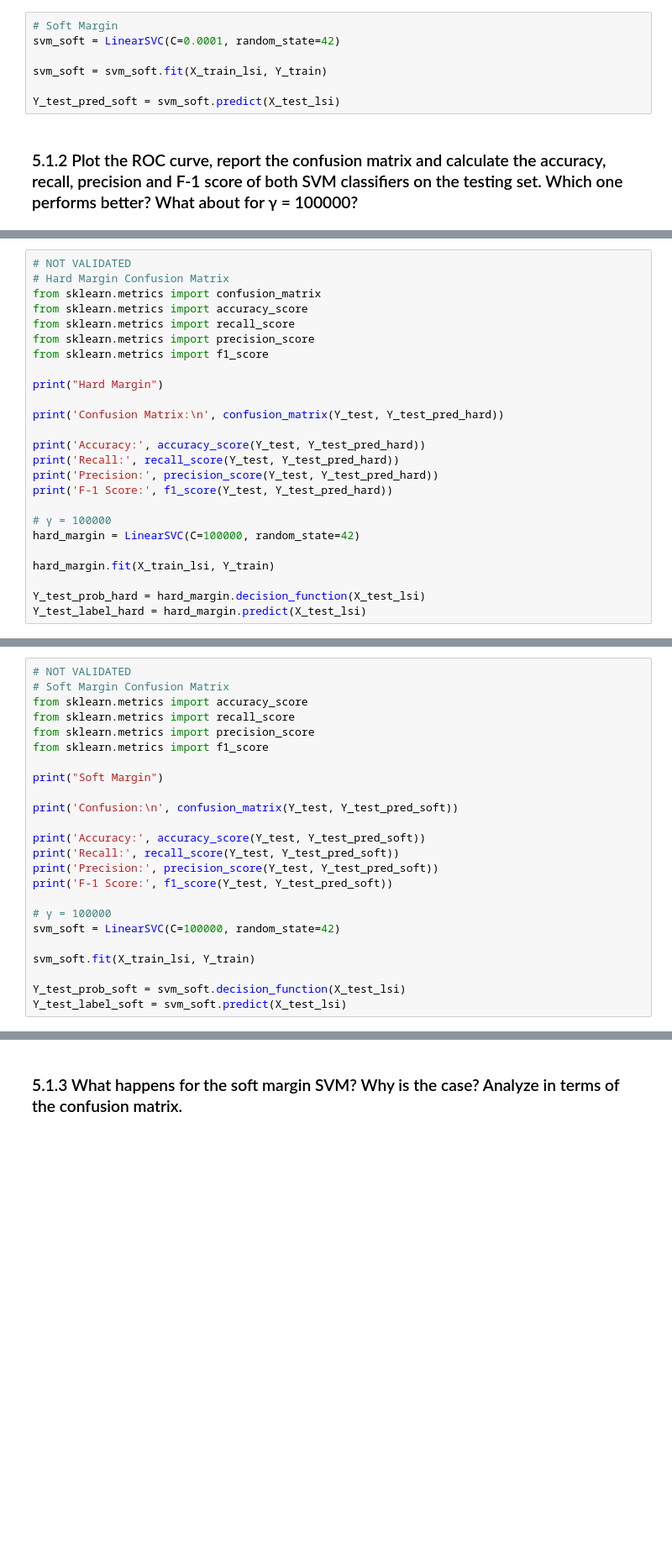
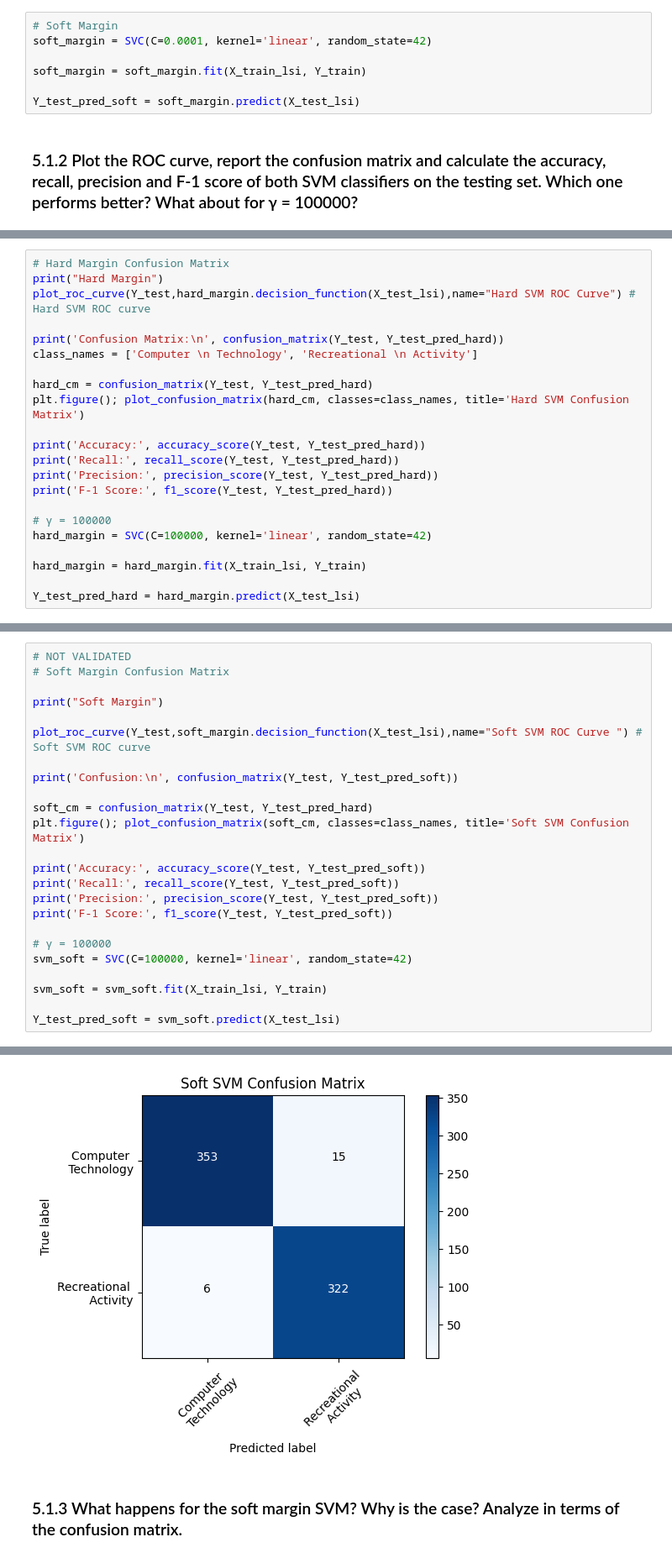
Before and after one commit to shairaalam19/ece219-winter2024, a Jupyter notebook: Project 1/Project1.ipynb, the cells around one changed output, grey strips where cells are left out. Shown at 84% size. Drawn from its saved outputs; the diff is of its cells as text; blank space fills up the shorter version.

```diff
--- a/Project 1/Project1.ipynb
+++ b/Project 1/Project1.ipynb
@@ -331,10 +335,10 @@ hard_margin = hard_margin.fit(X_train_lsi, Y_train)
 Y_test_pred_hard = hard_margin.predict(X_test_lsi)
 # %%
 # Soft Margin
-svm_soft = LinearSVC(C=0.0001, random_state=42)
+soft_margin = SVC(C=0.0001, kernel='linear', random_state=42)
 
-svm_soft = svm_soft.fit(X_train_lsi, Y_train)
+soft_margin = soft_margin.fit(X_train_lsi, Y_train)
 
-Y_test_pred_soft = svm_soft.predict(X_test_lsi)
+Y_test_pred_soft = soft_margin.predict(X_test_lsi)
 # %% [markdown]
 ### 5.1.2 Plot the ROC curve, report the confusion matrix and calculate the accuracy, recall, precision and F-1 score of both SVM classifiers on the testing set. Which one performs better? What about for γ = 100000?
@@ -351,15 +391,13 @@ fpr_soft, tpr_soft, _ = roc_curve(Y_test, Y_test_pred_soft)
 # %%
-# NOT VALIDATED
 # Hard Margin Confusion Matrix
-from sklearn.metrics import confusion_matrix
-from sklearn.metrics import accuracy_score
-from sklearn.metrics import recall_score
-from sklearn.metrics import precision_score
-from sklearn.metrics import f1_score
-
 print("Hard Margin")
+plot_roc_curve(Y_test,hard_margin.decision_function(X_test_lsi),name="Hard SVM ROC Curve") # Hard SVM ROC curve
 
 print('Confusion Matrix:\n', confusion_matrix(Y_test, Y_test_pred_hard))
+class_names = ['Computer \n Technology', 'Recreational \n Activity']
+
+hard_cm = confusion_matrix(Y_test, Y_test_pred_hard)
+plt.figure(); plot_confusion_matrix(hard_cm, classes=class_names, title='Hard SVM Confusion Matrix')
 
 print('Accuracy:', accuracy_score(Y_test, Y_test_pred_hard))
 print('Recall:', recall_score(Y_test, Y_test_pred_hard))
@@ -367,9 +405,8 @@ print('Precision:', precision_score(Y_test, Y_test_pred_hard))
 print('F-1 Score:', f1_score(Y_test, Y_test_pred_hard))
 
 # γ = 100000
-hard_margin = LinearSVC(C=100000, random_state=42)
+hard_margin = SVC(C=100000, kernel='linear', random_state=42)
 
-hard_margin.fit(X_train_lsi, Y_train)
+hard_margin = hard_margin.fit(X_train_lsi, Y_train)
 
-Y_test_prob_hard = hard_margin.decision_function(X_test_lsi)
-Y_test_label_hard = hard_margin.predict(X_test_lsi)
+Y_test_pred_hard = hard_margin.predict(X_test_lsi)
@@ -376,14 +416,15 @@ Y_test_label_hard = hard_margin.predict(X_test_lsi)
 # %%
 # NOT VALIDATED
 # Soft Margin Confusion Matrix
-from sklearn.metrics import accuracy_score
-from sklearn.metrics import recall_score
-from sklearn.metrics import precision_score
-from sklearn.metrics import f1_score
 
 print("Soft Margin")
 
+plot_roc_curve(Y_test,soft_margin.decision_function(X_test_lsi),name="Soft SVM ROC Curve ") # Soft SVM ROC curve
+
 print('Confusion:\n', confusion_matrix(Y_test, Y_test_pred_soft))
+
+soft_cm = confusion_matrix(Y_test, Y_test_pred_hard)
+plt.figure(); plot_confusion_matrix(soft_cm, classes=class_names, title='Soft SVM Confusion Matrix')
 
 print('Accuracy:', accuracy_score(Y_test, Y_test_pred_soft))
 print('Recall:', recall_score(Y_test, Y_test_pred_soft))
@@ -391,9 +432,9 @@ print('Precision:', precision_score(Y_test, Y_test_pred_soft))
 print('F-1 Score:', f1_score(Y_test, Y_test_pred_soft))
 
 # γ = 100000
-svm_soft = LinearSVC(C=100000, random_state=42)
+svm_soft = SVC(C=100000, kernel='linear', random_state=42)
 
-svm_soft.fit(X_train_lsi, Y_train)
+svm_soft = svm_soft.fit(X_train_lsi, Y_train)
 
-Y_test_prob_soft = svm_soft.decision_function(X_test_lsi)
-Y_test_label_soft = svm_soft.predict(X_test_lsi)
+Y_test_pred_soft = svm_soft.predict(X_test_lsi)
+# %% [output]
@@ -400,2 +449,3 @@ Y_test_label_soft = svm_soft.predict(X_test_lsi)
+[figure, added]
 # %% [markdown]
 ### 5.1.3 What happens for the soft margin SVM? Why is the case? Analyze in terms of the confusion matrix.
```
Also changed, not shown: parts of 12 cells of this notebook, 1 other file.
